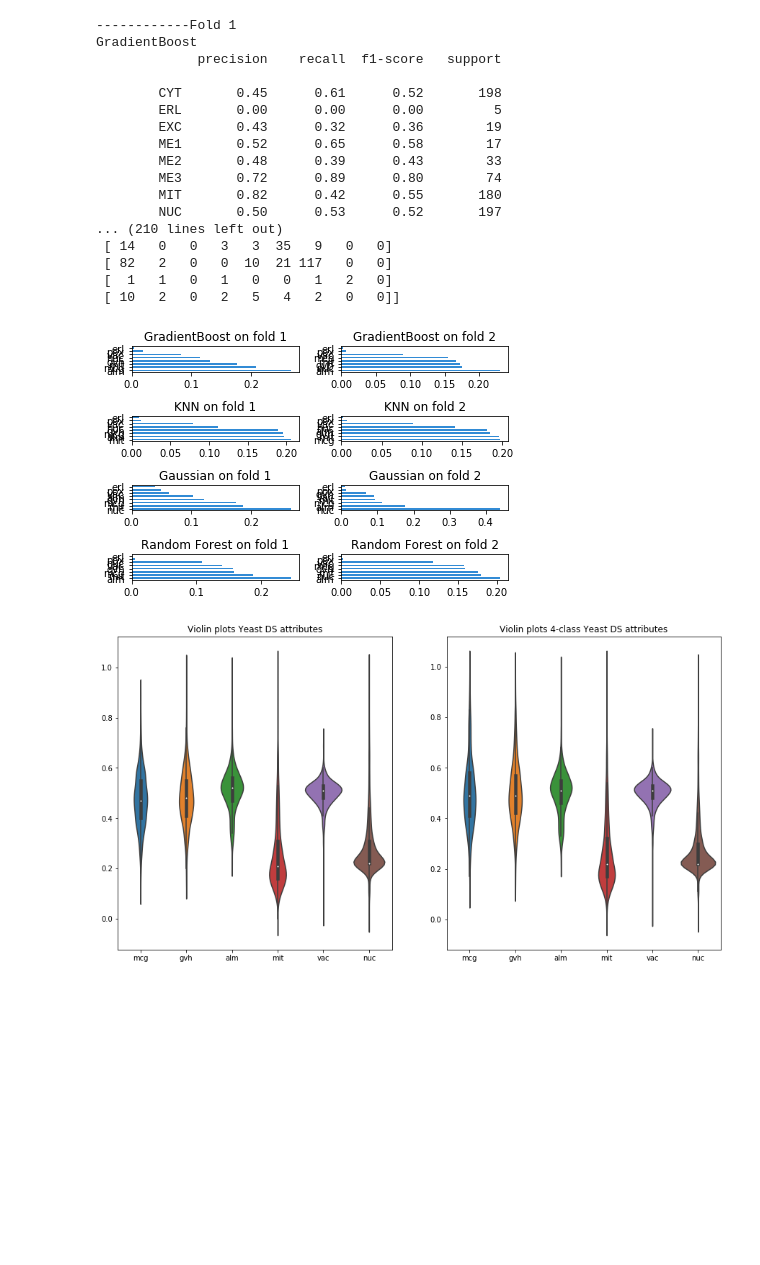
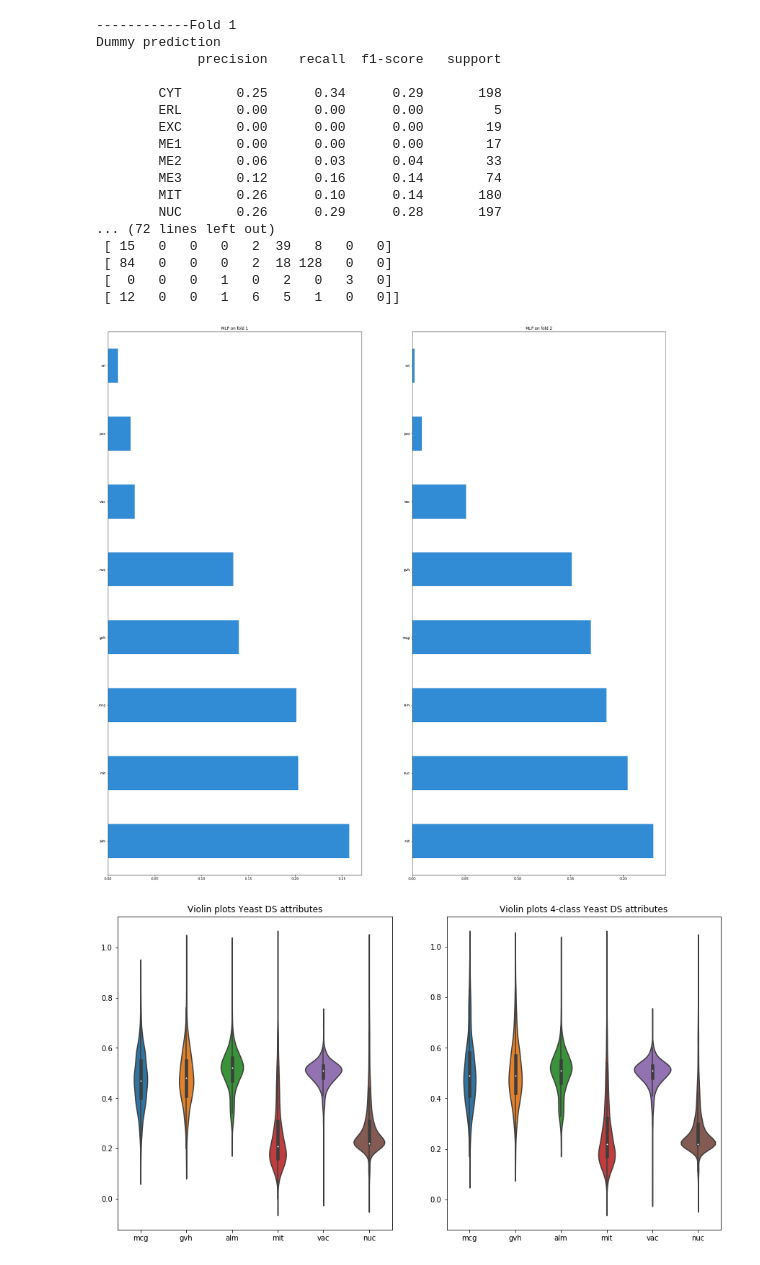
Before and after one commit to DiegoAnas/SPEML-Explainability, a Jupyter notebook: explain_skater.ipynb, the cells around one changed output. Drawn from its saved outputs; the diff is of its cells as text; code cells hidden in the pictures; blank space fills up the shorter version.

Commit message:
+ tree surrogates, - unnecessary models

```diff
--- a/explain_skater.ipynb
+++ b/explain_skater.ipynb
@@ -26,63 +36,62 @@ kFold = KFold(n_splits=2, shuffle=False)
 yeastAttrib = yeastData.iloc[:,1:9].values  # fix column indexes
 yeastTarget = yeastData["loc"].values
 
-titles = ("GradientBoost", "KNN", "Gaussian", "Random Forest", "MLP") # add more
-models = (GradientBoostingClassifier(n_estimators=100, max_features=None, max_depth=2, random_state=5),
-            KNeighborsClassifier(),
-            GaussianNB(),
-            RandomForestClassifier(),
-            MLPClassifier())
+# titles = ("GradientBoost", "KNN", "Gaussian", "Random Forest", "MLP") # add more
+# models = (GradientBoostingClassifier(n_estimators=100, max_features=None, max_depth=2, random_state=5),
+#             KNeighborsClassifier(),
+#             GaussianNB(),
+#             RandomForestClassifier(),
+#             MLPClassifier())
+model = MLPClassifier()
 dummy = DummyClassifier()
 # %%
+# Entire dataset tests
 fold = 1
-fig, axs = plt.subplots(len(models), kFold.n_splits)
+fig, axs = plt.subplots(1, kFold.n_splits)
 for train_index, test_index in kFold.split(yeastAttrib):
     print(f"------------"
           f"Fold {fold}")
-    modelno = 1
     train_data, train_target = yeastAttrib[train_index], yeastTarget[train_index]
     test_data, test_target = yeastAttrib[test_index], yeastTarget[test_index]
     dummy.fit(train_data, train_target)
     prediction = dummy.predict(test_data)
     print("Dummy prediction")
     print(classification_report(test_target, prediction))
-    for model, title in zip(models, titles):
-        clf = model.fit(train_data, train_target)
-        prediction = clf.predict(test_data)
-        print(f"{title}")
-        print(classification_report(test_target, prediction))
-        print(f"Confusion Matrix: \n {confusion_matrix(test_target, prediction)}")
 
-        ax = axs[modelno - 1, fold - 1]
-        interpreter = Interpretation(test_data, feature_names=featureNames[1:9])
-        # model_no_proba = InMemoryModel(model.predict, examples=test_data, unique_values=model.classes_)
-        model_mem = InMemoryModel(model.predict_proba, examples=test_data)
-        interpreter.feature_importance.plot_feature_importance(model_mem, ascending=False, ax=ax, progressbar=False)
-        ax.set_title(f"{title} on fold {fold}")
-        print("\n")
-        modelno += 1
+    clf = model.fit(train_data, train_target)
+    prediction = clf.predict(test_data)
+    print(f"MLP")
+    print(classification_report(test_target, prediction))
+    print(f"Confusion Matrix: \n {confusion_matrix(test_target, prediction)}")
+
+    ax = axs[fold - 1]
+    interpreter = Interpretation(test_data, feature_names=featureNames[1:9])
+    model_mem = InMemoryModel(model.predict_proba, examples=test_data)
+    interpreter.feature_importance.plot_feature_importance(model_mem, ascending=False, ax=ax, progressbar=False)
+    ax.set_title(f"MLP on fold {fold}")
+
+    print("\n")
     fold += 1
 plt.rcParams["figure.figsize"] = (30,30)
-plt.tight_layout()
 # %% [output]
 ------------Fold 1
-GradientBoost
+Dummy prediction
              precision    recall  f1-score   support
 
-        CYT       0.45      0.61      0.52       198
+        CYT       0.25      0.34      0.29       198
         ERL       0.00      0.00      0.00         5
-        EXC       0.43      0.32      0.36        19
-        ME1       0.52      0.65      0.58        17
-        ME2       0.48      0.39      0.43        33
-        ME3       0.72      0.89      0.80        74
-        MIT       0.82      0.42      0.55       180
-        NUC       0.50      0.53      0.52       197
-... (210 lines left out)
- [ 14   0   0   3   3  35   9   0   0]
- [ 82   2   0   0  10  21 117   0   0]
- [  1   1   0   1   0   0   1   2   0]
- [ 10   2   0   2   5   4   2   0   0]]
+        EXC       0.00      0.00      0.00        19
+        ME1       0.00      0.00      0.00        17
+        ME2       0.06      0.03      0.04        33
+        ME3       0.12      0.16      0.14        74
+        MIT       0.26      0.10      0.14       180
+        NUC       0.26      0.29      0.28       197
+... (72 lines left out)
+ [ 15   0   0   0   2  39   8   0   0]
+ [ 84   0   0   0   2  18 128   0   0]
+ [  0   0   0   1   0   2   0   3   0]
+ [ 12   0   0   1   6   5   1   0   0]]
-[figure, old version]
+[figure, new version]
 # %%
 yeast4Classes = yeastData.loc[(yeastData["loc"] == "CYT")|( yeastData["loc"] == "NUC" )| (yeastData["loc"] == "MIT" )| (yeastData["loc"] == "ME3")]
 yeastAttrib = yeast4Classes.iloc[:, 1:9].values  # fix column indexes
```
Also changed, not shown: parts of 4 cells of this notebook, 7 other files.
